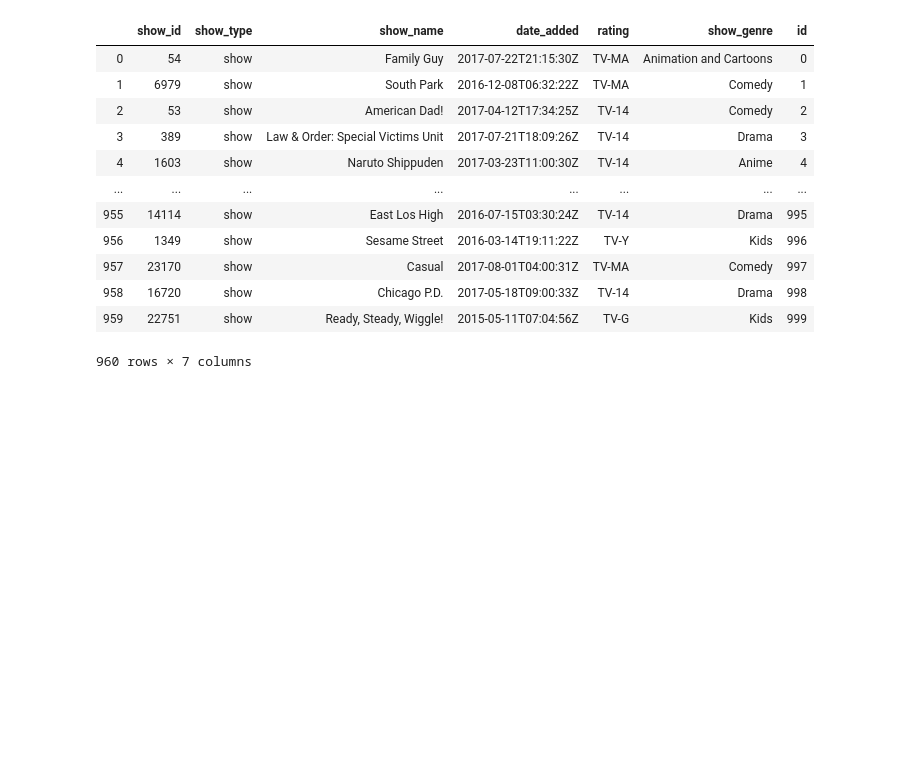
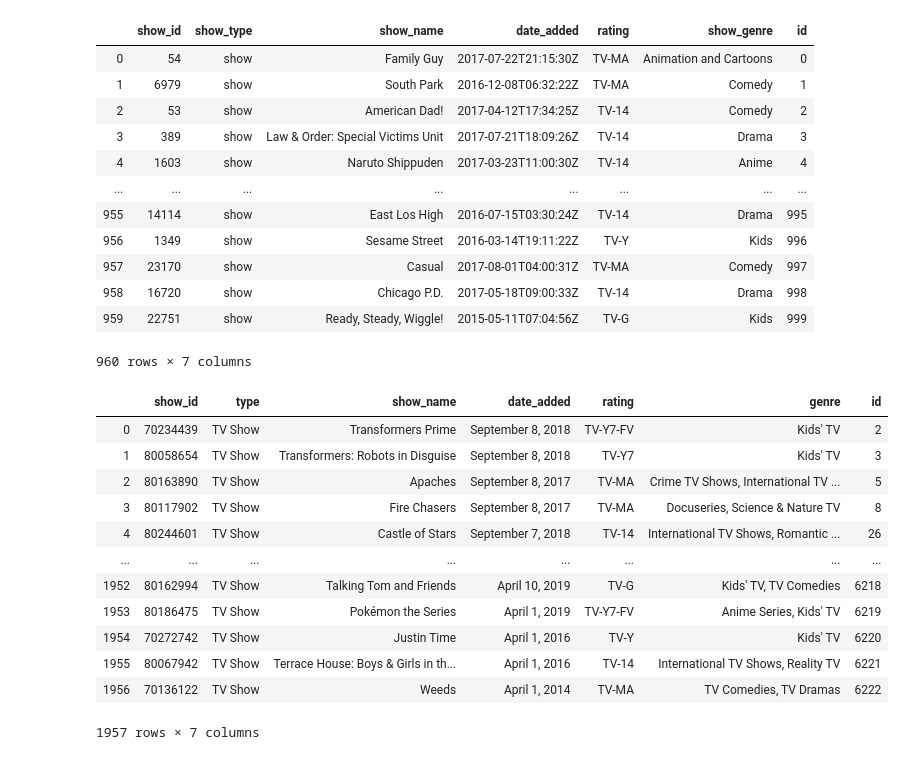
Before and after one commit to amishap79/etl_project, a Jupyter notebook: netflix_vs_hulu_date_added.ipynb, the cells around one changed output. Cells and saved outputs as stored; diff of their text form; code cells hidden in the pictures; blank space fills up the shorter version.

```diff
--- a/netflix_vs_hulu_date_added.ipynb
+++ b/netflix_vs_hulu_date_added.ipynb
@@ -78,3 +79,17 @@ transformed_hulu_date_added.to_sql(name='hulu', con=engine, if_exists='append',
 # %%
 data_netflix = pd.read_sql("select * from netflix", engine)
-data_hulu = pd.read_sql("select * from hulu", engine)
+data_netflix
+# %% [output]
+|  | show_id | type | show_name | date_added | rating | genre | id |
+| 0 | 70234439 | TV Show | Transformers Prime | September 8, 2018 | TV-Y7-FV | Kids' TV | 2 |
+| 1 | 80058654 | TV Show | Transformers: Robots in Disguise | September 8, 2018 | TV-Y7 | Kids' TV | 3 |
+| 2 | 80163890 | TV Show | Apaches | September 8, 2017 | TV-MA | Crime TV Shows, International TV ... | 5 |
+| 3 | 80117902 | TV Show | Fire Chasers | September 8, 2017 | TV-MA | Docuseries, Science & Nature TV | 8 |
+| 4 | 80244601 | TV Show | Castle of Stars | September 7, 2018 | TV-14 | International TV Shows, Romantic ... | 26 |
+| ... | ... | ... | ... | ... | ... | ... | ... |
+| 1952 | 80162994 | TV Show | Talking Tom and Friends | April 10, 2019 | TV-G | Kids' TV, TV Comedies | 6218 |
+| 1953 | 80186475 | TV Show | Pokémon the Series | April 1, 2019 | TV-Y7-FV | Anime Series, Kids' TV | 6219 |
+| 1954 | 70272742 | TV Show | Justin Time | April 1, 2016 | TV-Y | Kids' TV | 6220 |
+| 1955 | 80067942 | TV Show | Terrace House: Boys & Girls in th... | April 1, 2016 | TV-14 | International TV Shows, Reality TV | 6221 |
+| 1956 | 70136122 | TV Show | Weeds | April 1, 2014 | TV-MA | TV Comedies, TV Dramas | 6222 |
+1957 rows × 7 columns
```
Also changed, not shown: parts of 12 cells of this notebook.
